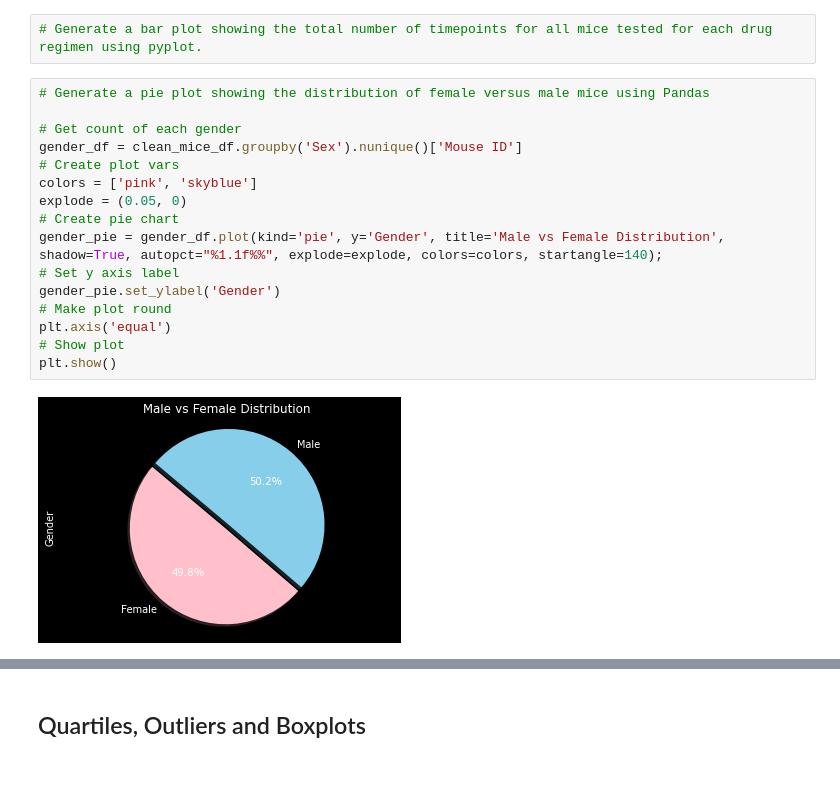
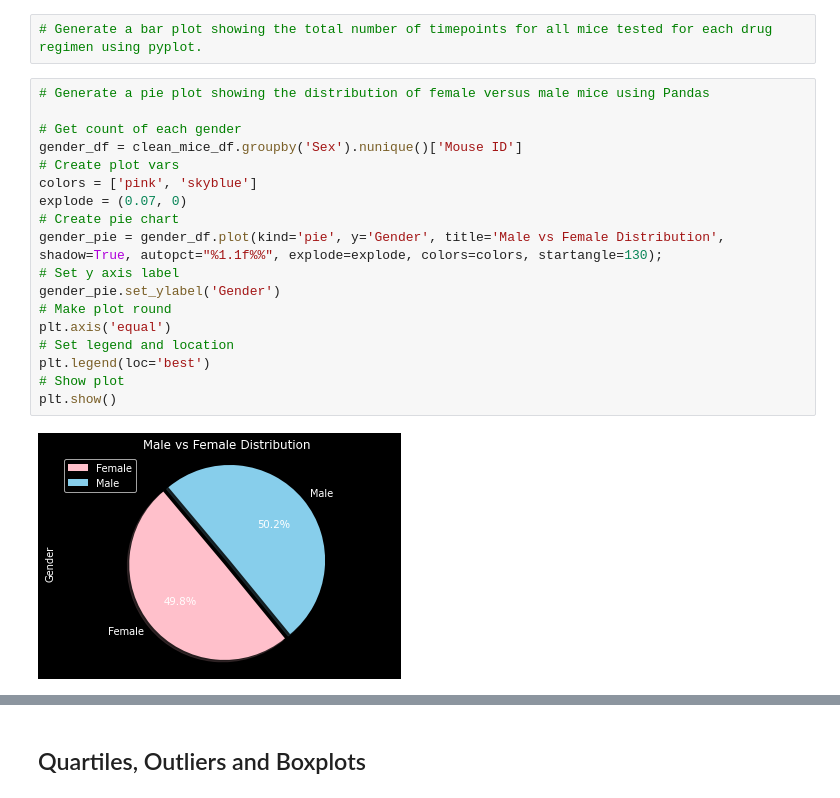
Before and after one commit to cheyroseflammer/pharmaceutical-analysis, a Jupyter notebook: pharmaceutical-analysis/pymaceuticals_starter.ipynb, the cells around one changed output, grey strips where cells are left out. Cells and saved outputs as stored; diff of their text form.

```diff
--- a/pharmaceutical-analysis/pymaceuticals_starter.ipynb
+++ b/pharmaceutical-analysis/pymaceuticals_starter.ipynb
@@ -164,21 +178,23 @@ stats_df.round(3)
 # %%
 # Generate a pie plot showing the distribution of female versus male mice using Pandas
 
 # Get count of each gender
 gender_df = clean_mice_df.groupby('Sex').nunique()['Mouse ID']
 # Create plot vars
 colors = ['pink', 'skyblue']
-explode = (0.05, 0)
+explode = (0.07, 0)
 # Create pie chart
-gender_pie = gender_df.plot(kind='pie', y='Gender', title='Male vs Female Distribution', shadow=True, autopct="%1.1f%%", explode=explode, colors=colors, startangle=140);
+gender_pie = gender_df.plot(kind='pie', y='Gender', title='Male vs Female Distribution', shadow=True, autopct="%1.1f%%", explode=explode, colors=colors, startangle=130);
 # Set y axis label
 gender_pie.set_ylabel('Gender')
 # Make plot round
 plt.axis('equal')
+# Set legend and location
+plt.legend(loc='best')
 # Show plot
 plt.show()
 # %% [output]
-[figure, old version]
+[figure, new version]
 # %%
 # Generate a pie plot showing the distribution of female versus male mice using pyplot
 gender = ["Female", "Male"]
```
Also changed, not shown: parts of 2 cells of this notebook.
